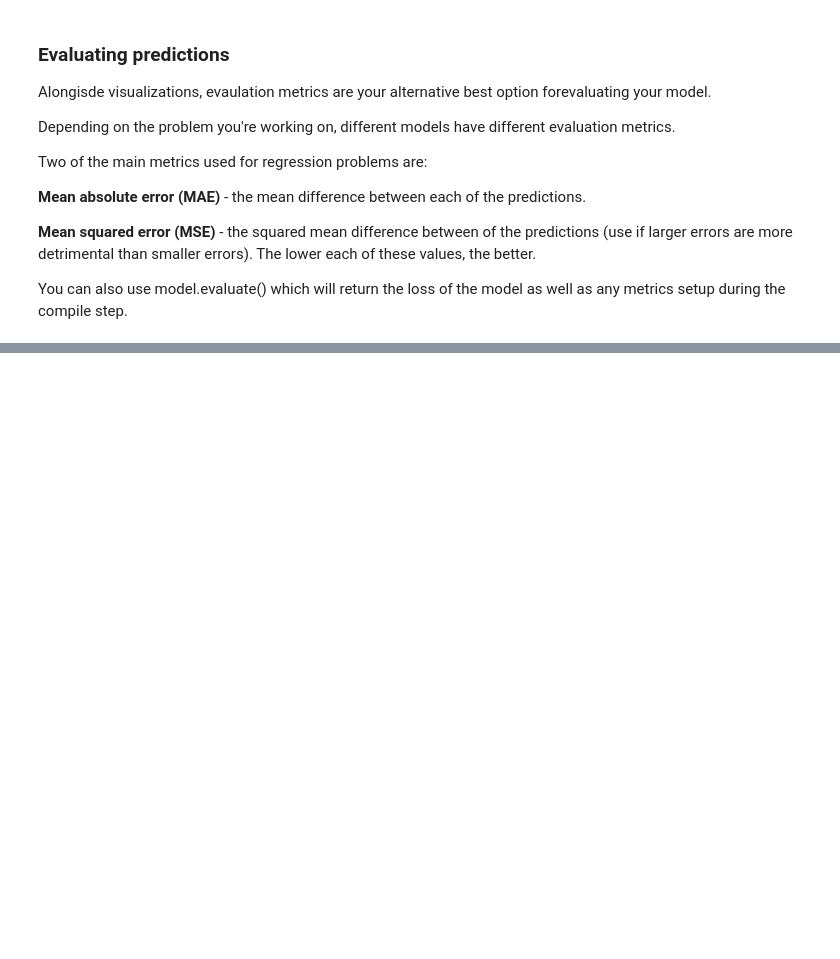
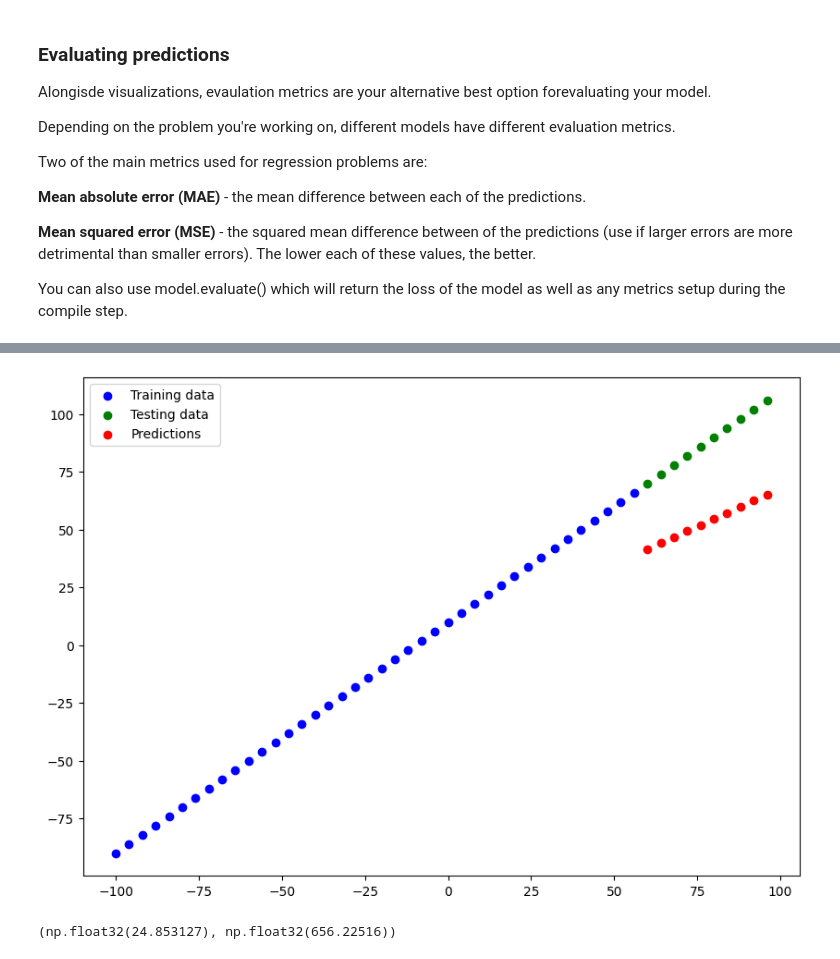
Before and after one commit to Ifeoluwakareem/IFEOLUWA_ML, a Jupyter notebook: Python_basics_01/tensors_fundamental/Neural_Network_Regression_with_TensorFlow.ipynb, the cells around one changed output, grey strips where cells are left out. Drawn from its saved outputs; the diff is of its cells as text; code cells hidden in the pictures; blank space fills up the shorter version.

```diff
--- a/Python_basics_01/tensors_fundamental/Neural_Network_Regression_with_TensorFlow.ipynb
+++ b/Python_basics_01/tensors_fundamental/Neural_Network_Regression_with_TensorFlow.ipynb
@@ -531,0 +644,5 @@ AttributeError: module 'keras._tf_keras.keras.metrics' has no attribute 'mean_ab
+# %%
+# Make and plot predictions for model_2
+y_preds_2 = model_2.predict(X_test)
+plot_predictions(predictions=y_preds_2)
+# %% [output]
@@ -531,0 +651,8 @@ AttributeError: module 'keras._tf_keras.keras.metrics' has no attribute 'mean_ab
+[figure, added]
+# %%
+# Calculate model_2 metrics
+mae_2 = mae(y_test, y_preds_2.squeeze()).numpy()
+mse_2 = mse(y_test, y_preds_2.squeeze()).numpy()
+mae_2, mse_2
+# %% [output]
+(np.float32(24.853127), np.float32(656.22516))
```
Also changed, not shown: parts of 19 cells of this notebook.
